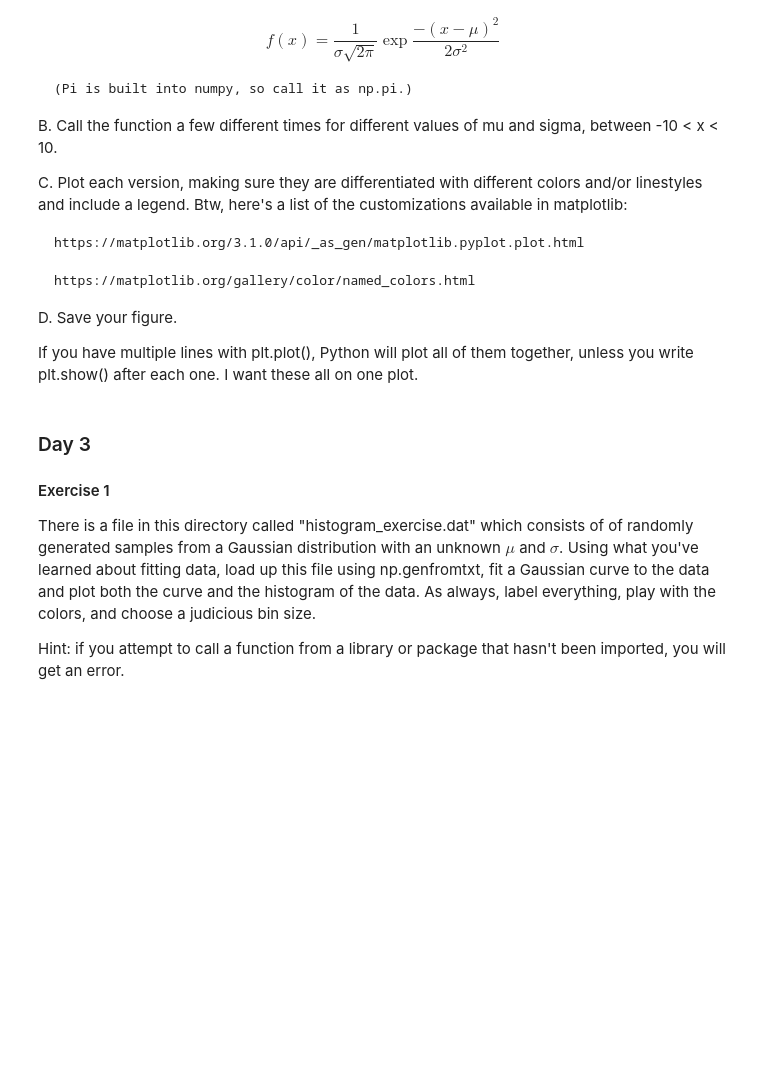
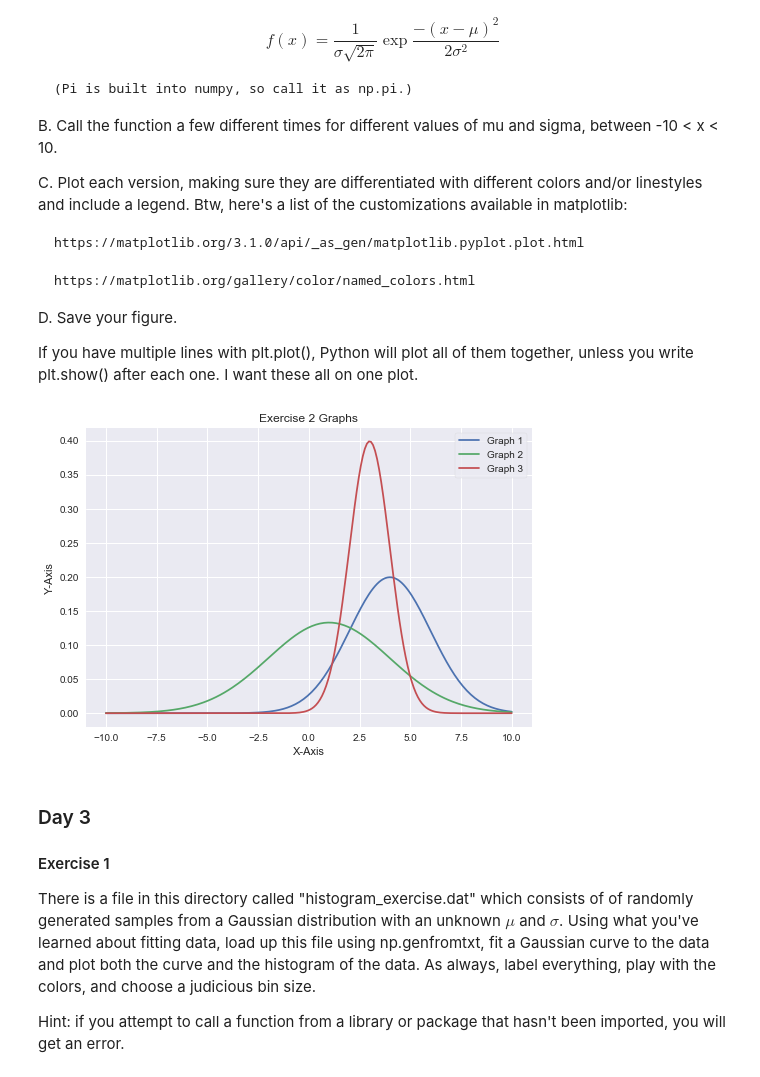
Before and after one commit to UTAustinTAURUS/day-1-exercises-alupo17, a Jupyter notebook: Exercises_ALupo.ipynb, the cells around one changed output. Saved outputs shown, nothing was run; the diff lists cells and outputs as text; code cells hidden in the pictures; blank space fills up the shorter version.

```diff
--- a/Exercises_ALupo.ipynb
+++ b/Exercises_ALupo.ipynb
@@ -115,3 +166,72 @@ If you have multiple lines with plt.plot(), Python will plot all of them togethe
+# %%
+# your solutions here
+
+'''
+trial 1
+
+#sigma = '\u03C3'
+#mu = '\u03BC'
+
+sigma1 = 2
+sigma2 = 3
+sigma3 = 1
+mu1= 4
+mu2 = 1
+mu3 = 3
+
+x = np.linspace(-10,10,100)
+
+pi = np.pi
+
+def function(sigma, mu, x):
+    first = (1/(sigma*np.sqrt(2*pi)))
+    second = (np.exp((((-(x-mu))**2)/(2*(sigma)**2))))
+    fx = (first)*(second)
+    return fx
+
+
+function(sigma1, mu1, x), function(sigma2, mu2, x), function(sigma3, mu3, x)
+
+
+
+#y = (1/(sigma1*np.sqrt(2*pi)))*(np.exp((((-(x-mu1))**2)/(2*(sigma1)**2))))
+#z = (1/(sigma2*np.sqrt(2*pi)))*(np.exp((((-(x-mu2))**2)/(2*(sigma2)**2))))
+#w = (1/(sigma3*np.sqrt(2*pi)))*(np.exp((((-(x-mu3))**2)/(2*(sigma3)**2))))
+
+plt.plot(x,(function(sigma1, mu1, x)))
+plt.plot(x,(function(sigma2, mu2, x)))
+plt.plot(x,(function(sigma3, mu3, x)))
+
+plt.show()
+'''
+
+def funct(x, sigma, mu):
+    first = 1/(sigma*np.sqrt(2*np.pi))
+    second = np.exp((-(x-mu)**2)/(2*sigma**2))
+    y = first*second
+    return y
+
+sigma1 = 2
+sigma2 = 3
+sigma3 = 1
+mu1= 4
+mu2 = 1
+mu3 = 3
+x=np.linspace(-10,10,200)
+
+fig = plt.figure()
+plt.style.use('seaborn')
+plt.plot(x, funct(x, sigma1, mu1),label='Graph 1')
+plt.plot(x, funct(x, sigma2, mu2),label='Graph 2')
+plt.plot(x, funct(x, sigma3, mu3),label='Graph 3')
+plt.legend(loc='best', frameon=True)
+plt.title('Exercise 2 Graphs')
+plt.xlabel('X-Axis')
+plt.ylabel('Y-Axis')
+fig.savefig('Exercise 2 Graphs.jpg')
+plt.show()
+# %% [output]
+[figure, added]
 # %% [markdown]
 ### Day 3
 
```
Also changed, not shown: parts of 4 cells of this notebook.
